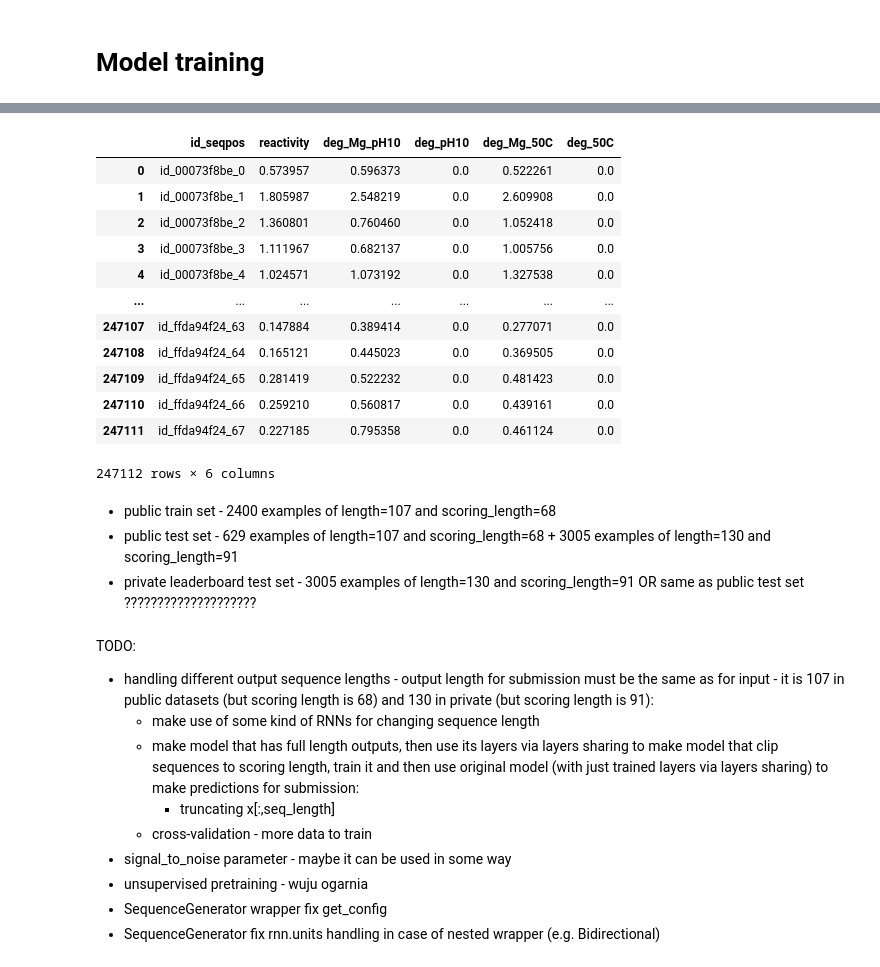
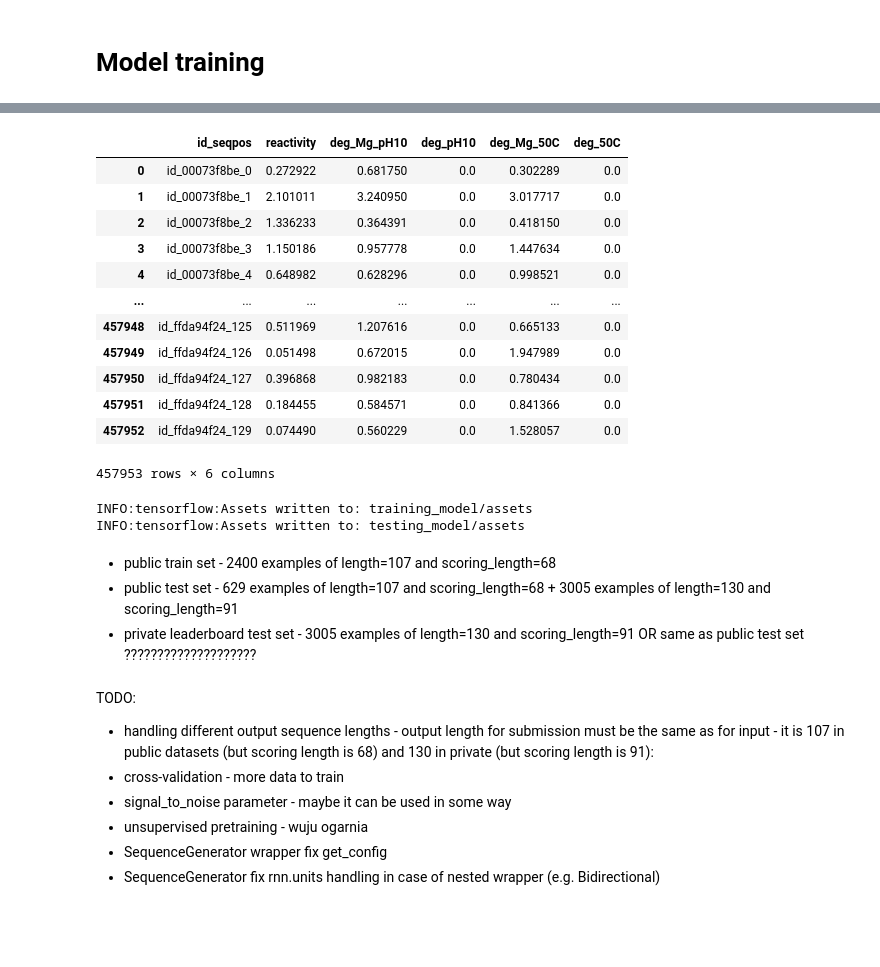
Before and after one commit to JanKapala/OpenVaccine-COVID-19-mRNA-Vaccine-Degradation-Prediction, a Jupyter notebook: Covid.ipynb, the cells around one changed output, grey strips where cells are left out. Saved outputs shown, nothing was run; the diff lists cells and outputs as text; code cells hidden in the pictures; blank space fills up the shorter version.

```diff
--- a/Covid.ipynb
+++ b/Covid.ipynb
@@ -691,0 +793,5 @@ array([[[0.57395685, 0.5963726 , 0.52226126],
+# %%
+def get_predictions(ds, model):
+    prediction_ds = ds.batch(64)
+    predictions = model.predict(prediction_ds)['stacked_scored_labels']
+    return predictions
@@ -692,8 +841,11 @@ array([[[0.57395685, 0.5963726 , 0.52226126],
 # %%
-def get_example_id(example_index, raw_test_ds):
-    return raw_test_ds.loc[raw_test_ds['index'] == example_index]['id'].values[0]
+# def get_example_id(example_index, raw_ds):
+#     return raw_ds.loc[raw_ds['index'] == example_index]['id'].values[0]
+
+def get_example_id(example_index, raw_ds):
+    return raw_ds.iloc[example_index,:]['id']
 # %%
-def predictions_to_submission(predictions, raw_test_ds, missing_value=0.0):
+def predictions_to_submission(predictions, raw_ds, missing_value=0.0):
 #     print('id_seqpos,reactivity,deg_Mg_pH10,deg_pH10,deg_Mg_50C,deg_50C')
     submission_dict = {'id_seqpos': [],
                        'reactivity': [],
@@ -703,7 +855,7 @@ def predictions_to_submission(predictions, raw_test_ds, missing_value=0.0):
                        'deg_50C': []
                        }
     for example_index, example in enumerate(predictions):
-        example_id = get_example_id(example_index, raw_test_ds)
+        example_id = get_example_id(example_index, raw_ds)
         for seqpos_index, (reactivity, deg_Mg_pH10, deg_Mg_50C) in enumerate(example):
             # prepare values
             id_seqpos = f"{example_id}_{seqpos_index}"
@@ -719,19 +871,3 @@ def predictions_to_submission(predictions, raw_test_ds, missing_value=0.0):
             submission_dict['deg_50C'].append(deg_50C)
 
     return pd.DataFrame(submission_dict)
-# %%
-predictions_to_submission(predictions, raw_test_ds)
-# %% [output]
-|  | id_seqpos | reactivity | deg_Mg_pH10 | deg_pH10 | deg_Mg_50C | deg_50C |
-| 0 | id_00073f8be_0 | 0.573957 | 0.596373 | 0.0 | 0.522261 | 0.0 |
-| 1 | id_00073f8be_1 | 1.805987 | 2.548219 | 0.0 | 2.609908 | 0.0 |
-| 2 | id_00073f8be_2 | 1.360801 | 0.760460 | 0.0 | 1.052418 | 0.0 |
-| 3 | id_00073f8be_3 | 1.111967 | 0.682137 | 0.0 | 1.005756 | 0.0 |
-| 4 | id_00073f8be_4 | 1.024571 | 1.073192 | 0.0 | 1.327538 | 0.0 |
-| ... | ... | ... | ... | ... | ... | ... |
-| 247107 | id_ffda94f24_63 | 0.147884 | 0.389414 | 0.0 | 0.277071 | 0.0 |
-| 247108 | id_ffda94f24_64 | 0.165121 | 0.445023 | 0.0 | 0.369505 | 0.0 |
-| 247109 | id_ffda94f24_65 | 0.281419 | 0.522232 | 0.0 | 0.481423 | 0.0 |
-| 247110 | id_ffda94f24_66 | 0.259210 | 0.560817 | 0.0 | 0.439161 | 0.0 |
-| 247111 | id_ffda94f24_67 | 0.227185 | 0.795358 | 0.0 | 0.461124 | 0.0 |
-247112 rows × 6 columns
@@ -739,0 +874,26 @@ model.save('model')
+# %%
+def create_submission(model, datasets, raw_datasets):
+    submission_parts = []
+    for ds, raw_ds in zip(datasets, raw_datasets):
+        ds_predictions = get_predictions(ds, model)
+        submission_part = predictions_to_submission(ds_predictions, raw_ds)
+        submission_parts.append(submission_part)
+    submission = pd.concat(submission_parts, ignore_index=True)
+    return submission
+# %%
+submission = create_submission(testing_model, [public_test_ds, private_test_ds], [raw_public_test_ds, raw_private_test_ds])
+submission
+# %% [output]
+|  | id_seqpos | reactivity | deg_Mg_pH10 | deg_pH10 | deg_Mg_50C | deg_50C |
+| 0 | id_00073f8be_0 | 0.272922 | 0.681750 | 0.0 | 0.302289 | 0.0 |
+| 1 | id_00073f8be_1 | 2.101011 | 3.240950 | 0.0 | 3.017717 | 0.0 |
+| 2 | id_00073f8be_2 | 1.336233 | 0.364391 | 0.0 | 0.418150 | 0.0 |
+| 3 | id_00073f8be_3 | 1.150186 | 0.957778 | 0.0 | 1.447634 | 0.0 |
+| 4 | id_00073f8be_4 | 0.648982 | 0.628296 | 0.0 | 0.998521 | 0.0 |
+| ... | ... | ... | ... | ... | ... | ... |
+| 457948 | id_ffda94f24_125 | 0.511969 | 1.207616 | 0.0 | 0.665133 | 0.0 |
+| 457949 | id_ffda94f24_126 | 0.051498 | 0.672015 | 0.0 | 1.947989 | 0.0 |
+| 457950 | id_ffda94f24_127 | 0.396868 | 0.982183 | 0.0 | 0.780434 | 0.0 |
+| 457951 | id_ffda94f24_128 | 0.184455 | 0.584571 | 0.0 | 0.841366 | 0.0 |
+| 457952 | id_ffda94f24_129 | 0.074490 | 0.560229 | 0.0 | 1.528057 | 0.0 |
+457953 rows × 6 columns
@@ -740,3 +904,9 @@ model.save('model')
+# %%
+training_model.save('training_model')
+testing_model.save('testing_model')
+# %% [output]
+INFO:tensorflow:Assets written to: training_model/assets
+INFO:tensorflow:Assets written to: testing_model/assets
 # %% [markdown]
 - public train set - 2400 examples of length=107 and scoring_length=68
 - public test set - 629 examples of length=107 and scoring_length=68 + 3005 examples of length=130 and scoring_length=91
@@ -744,10 +914,7 @@ model.save('model')
 # %% [markdown]
 TODO:
 * handling different output sequence lengths - output length for submission must be the same as for input - it is 107 in public datasets (but scoring length is 68) and 130 in private (but scoring length is 91):
-    - make use of some kind of RNNs for changing sequence length
-    - make model that has full length outputs, then use its layers via layers sharing to make model that clip sequences to scoring length, train it and then use original model (with just trained layers via layers sharing) to make predictions for submission:
-        - truncating x[:,seq_length]
-    - cross-validation - more data to train
+* cross-validation - more data to train
 * signal_to_noise parameter - maybe it can be used in some way
 * unsupervised pretraining - wuju ogarnia
 * SequenceGenerator wrapper fix get_config
```
Also changed, not shown: parts of 51 cells of this notebook.
